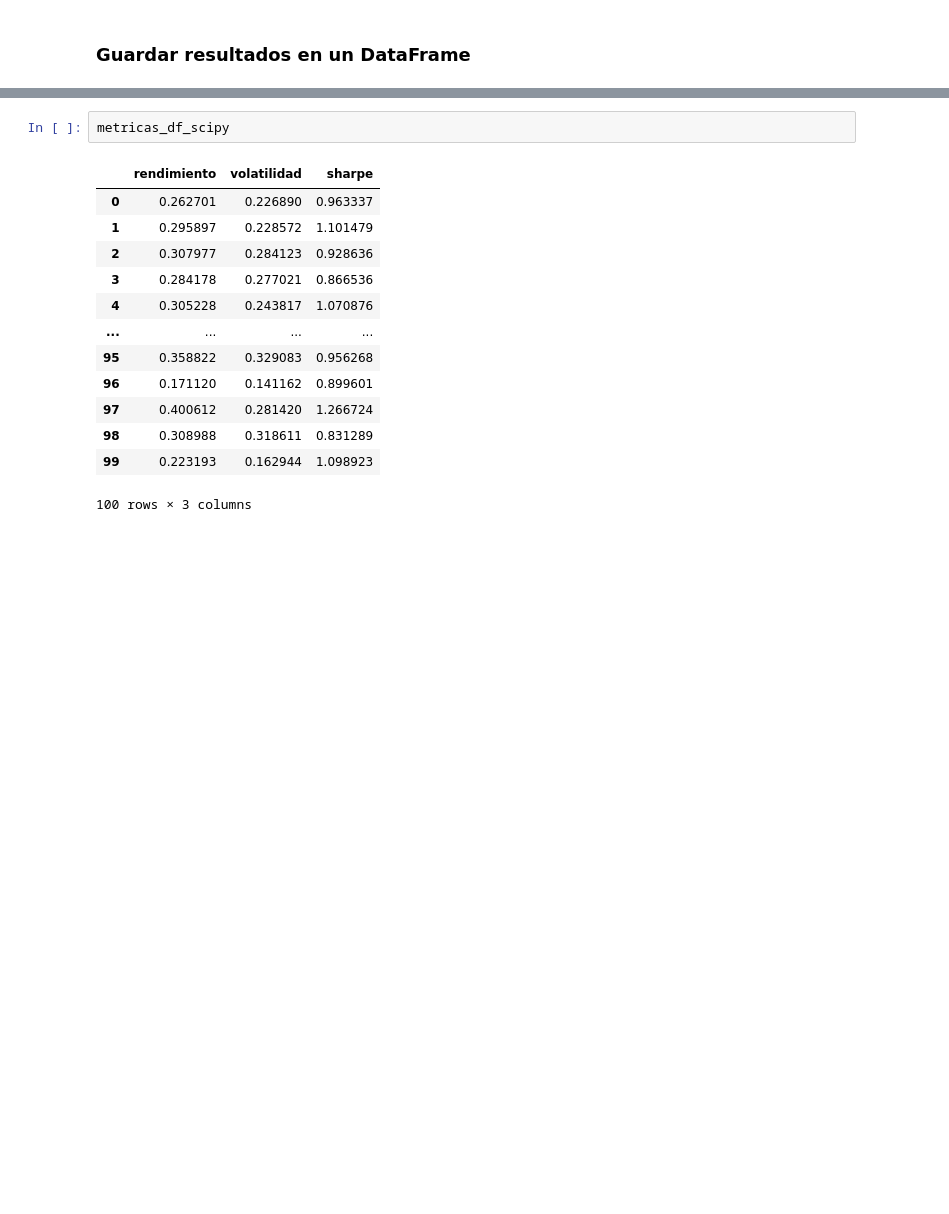
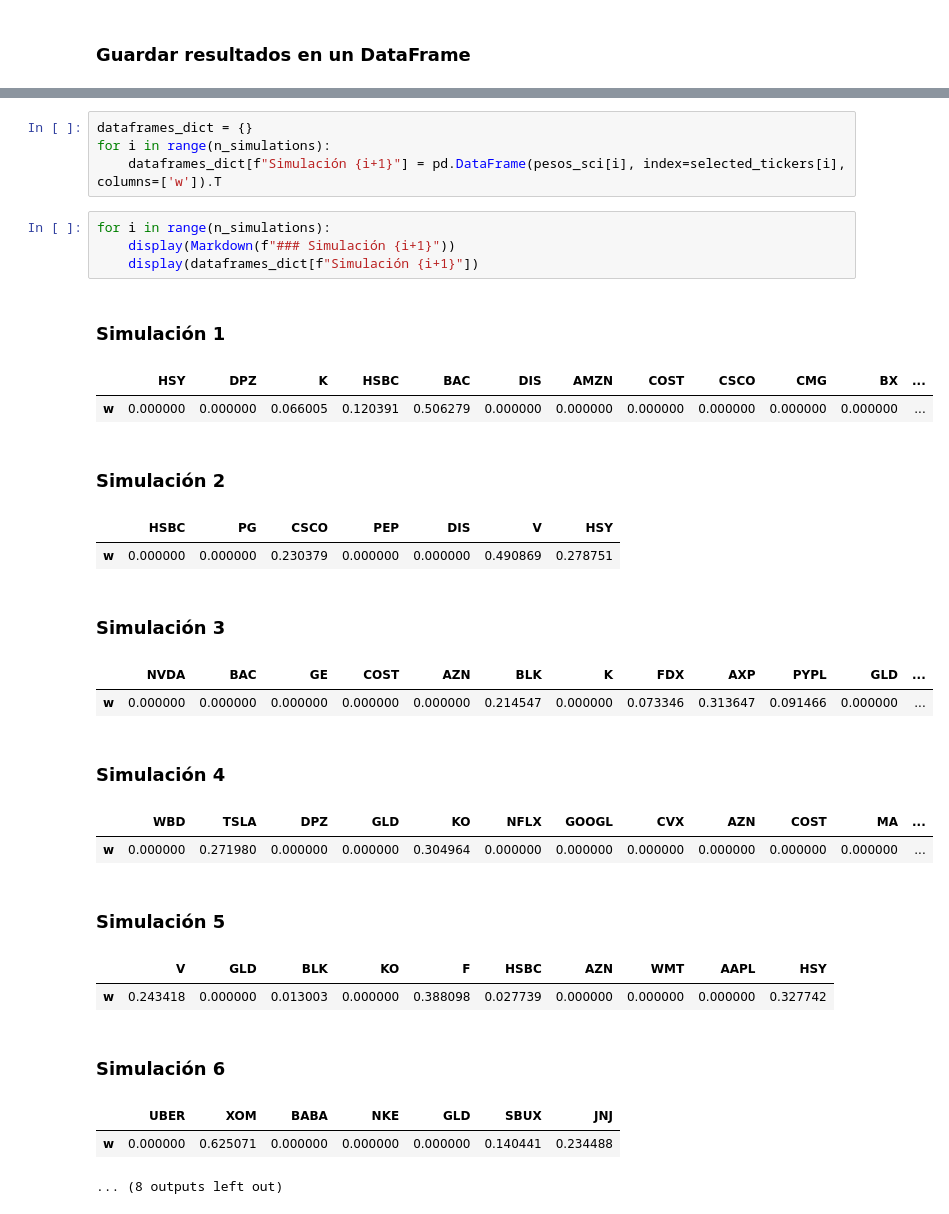
Before and after one commit to LuisMB09/metodos_optimizacion, a Jupyter notebook: Paralelización.ipynb, the cells around one changed output, grey strips where cells are left out. Cells and saved outputs as stored; diff of their text form; blank space fills up the shorter version.

Commit message:
pesos en dataframes

```diff
--- a/Paralelización.ipynb
+++ b/Paralelización.ipynb
@@ -116,16 +196,28 @@ metricas_df_scipy = pd.DataFrame({
-# %%
-metricas_df_scipy
-# %% [output]
-|  | rendimiento | volatilidad | sharpe |
-| 0 | 0.262701 | 0.226890 | 0.963337 |
-| 1 | 0.295897 | 0.228572 | 1.101479 |
-| 2 | 0.307977 | 0.284123 | 0.928636 |
-| 3 | 0.284178 | 0.277021 | 0.866536 |
-| 4 | 0.305228 | 0.243817 | 1.070876 |
-| ... | ... | ... | ... |
-| 95 | 0.358822 | 0.329083 | 0.956268 |
-| 96 | 0.171120 | 0.141162 | 0.899601 |
-| 97 | 0.400612 | 0.281420 | 1.266724 |
-| 98 | 0.308988 | 0.318611 | 0.831289 |
-| 99 | 0.223193 | 0.162944 | 1.098923 |
-100 rows × 3 columns
+# %%
+dataframes_dict = {}
+for i in range(n_simulations):
+    dataframes_dict[f"Simulación {i+1}"] = pd.DataFrame(pesos_sci[i], index=selected_tickers[i], columns=['w']).T
+# %%
+for i in range(n_simulations):
+    display(Markdown(f"### Simulación {i+1}"))
+    display(dataframes_dict[f"Simulación {i+1}"])
+# %% [output]
+### Simulación 1
+|  | HSY | DPZ | K | HSBC | BAC | DIS | AMZN | COST | CSCO | CMG | BX | ... |
+| w | 0.000000 | 0.000000 | 0.066005 | 0.120391 | 0.506279 | 0.000000 | 0.000000 | 0.000000 | 0.000000 | 0.000000 | 0.000000 | ... |
+### Simulación 2
+|  | HSBC | PG | CSCO | PEP | DIS | V | HSY |
+| w | 0.000000 | 0.000000 | 0.230379 | 0.000000 | 0.000000 | 0.490869 | 0.278751 |
+### Simulación 3
+|  | NVDA | BAC | GE | COST | AZN | BLK | K | FDX | AXP | PYPL | GLD | ... |
+| w | 0.000000 | 0.000000 | 0.000000 | 0.000000 | 0.000000 | 0.214547 | 0.000000 | 0.073346 | 0.313647 | 0.091466 | 0.000000 | ... |
+### Simulación 4
+|  | WBD | TSLA | DPZ | GLD | KO | NFLX | GOOGL | CVX | AZN | COST | MA | ... |
+| w | 0.000000 | 0.271980 | 0.000000 | 0.000000 | 0.304964 | 0.000000 | 0.000000 | 0.000000 | 0.000000 | 0.000000 | 0.000000 | ... |
+### Simulación 5
+|  | V | GLD | BLK | KO | F | HSBC | AZN | WMT | AAPL | HSY |
+| w | 0.243418 | 0.000000 | 0.013003 | 0.000000 | 0.388098 | 0.027739 | 0.000000 | 0.000000 | 0.000000 | 0.327742 |
+### Simulación 6
+|  | UBER | XOM | BABA | NKE | GLD | SBUX | JNJ |
+| w | 0.000000 | 0.625071 | 0.000000 | 0.000000 | 0.000000 | 0.140441 | 0.234488 |
+... (8 outputs left out)
```
Also changed, not shown: parts of 3 cells of this notebook.
